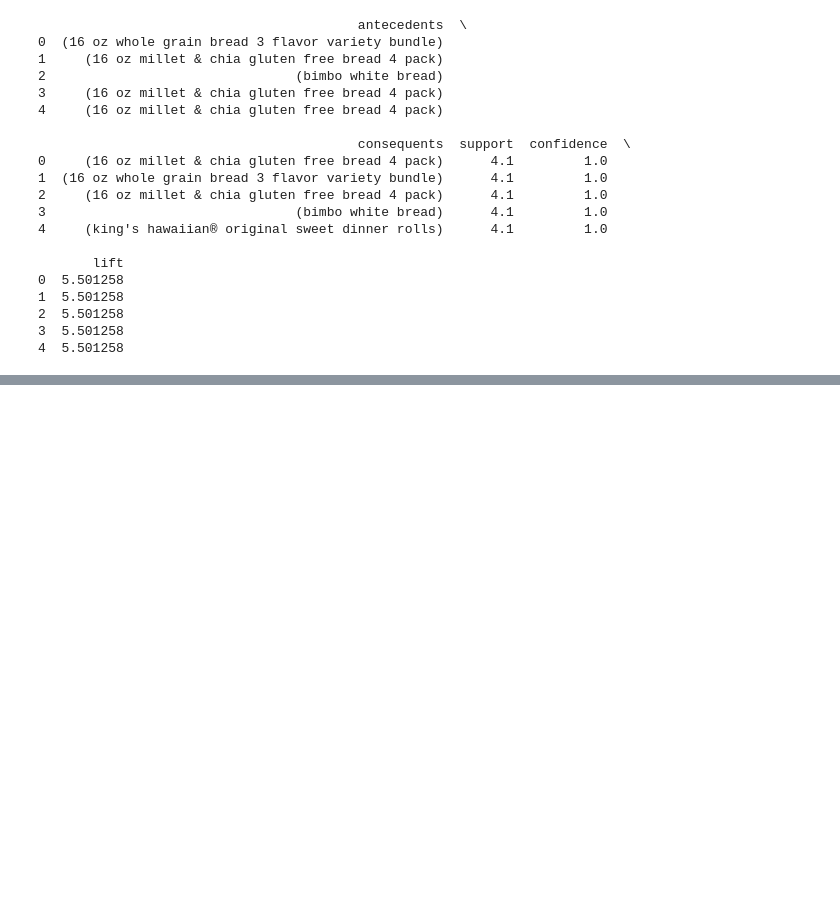
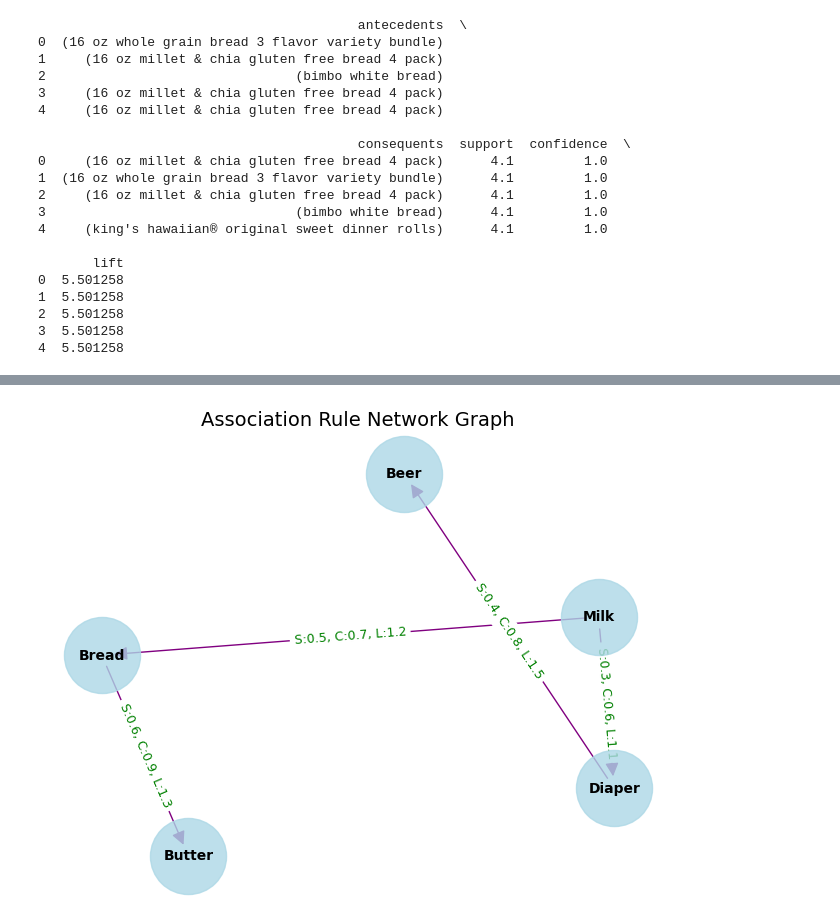
Before and after one commit to RISSIKUMARP/Enhancing-Public-Health-by-Identifying-Unhealthy-Foods-Promoting-Healthier-Alternatives, a Jupyter notebook: scripts/arm.ipynb, the cells around one changed output, grey strips where cells are left out. Saved outputs shown, nothing was run; the diff lists cells and outputs as text; code cells hidden in the pictures; blank space fills up the shorter version.

```diff
--- a/scripts/arm.ipynb
+++ b/scripts/arm.ipynb
@@ -223,0 +246,33 @@ Graph Edges: [('16 oz whole grain bread 3 flavor variety bundle', '16 oz millet
+# %%
+
+rules = [
+    ("Milk", "Bread", 0.5, 0.7, 1.2),
+    ("Diaper", "Beer", 0.4, 0.8, 1.5),
+    ("Bread", "Butter", 0.6, 0.9, 1.3),
+    ("Milk", "Diaper", 0.3, 0.6, 1.1),
+]
+
+# Create graph
+G = nx.DiGraph()
+
+# Add edges with attributes (support, confidence, lift)
+for antecedent, consequent, support, confidence, lift in rules:
+    G.add_edge(antecedent, consequent, weight=support, confidence=confidence, lift=lift)
+
+# Layout and visualization
+plt.figure(figsize=(8, 6))
+pos = nx.spring_layout(G, k=1.5, iterations=50)
+nx.draw_networkx_nodes(G, pos, node_size=3000, node_color="lightblue", alpha=0.8)
+nx.draw_networkx_edges(G, pos, edge_color="purple", arrowsize=20)
+nx.draw_networkx_labels(G, pos, font_size=10, font_weight="bold")
+
+# Edge labels
+edge_labels = {(u, v): f"S:{G[u][v]['weight']}, C:{G[u][v]['confidence']}, L:{G[u][v]['lift']}"
+               for u, v in G.edges()}
+nx.draw_networkx_edge_labels(G, pos, edge_labels=edge_labels, font_size=9, font_color="green")
+
+plt.title("Association Rule Network Graph", fontsize=14)
+plt.axis('off')
+plt.show()
+# %% [output]
+[figure, added]
```
Also changed, not shown: parts of 3 cells of this notebook, 29 other files.
